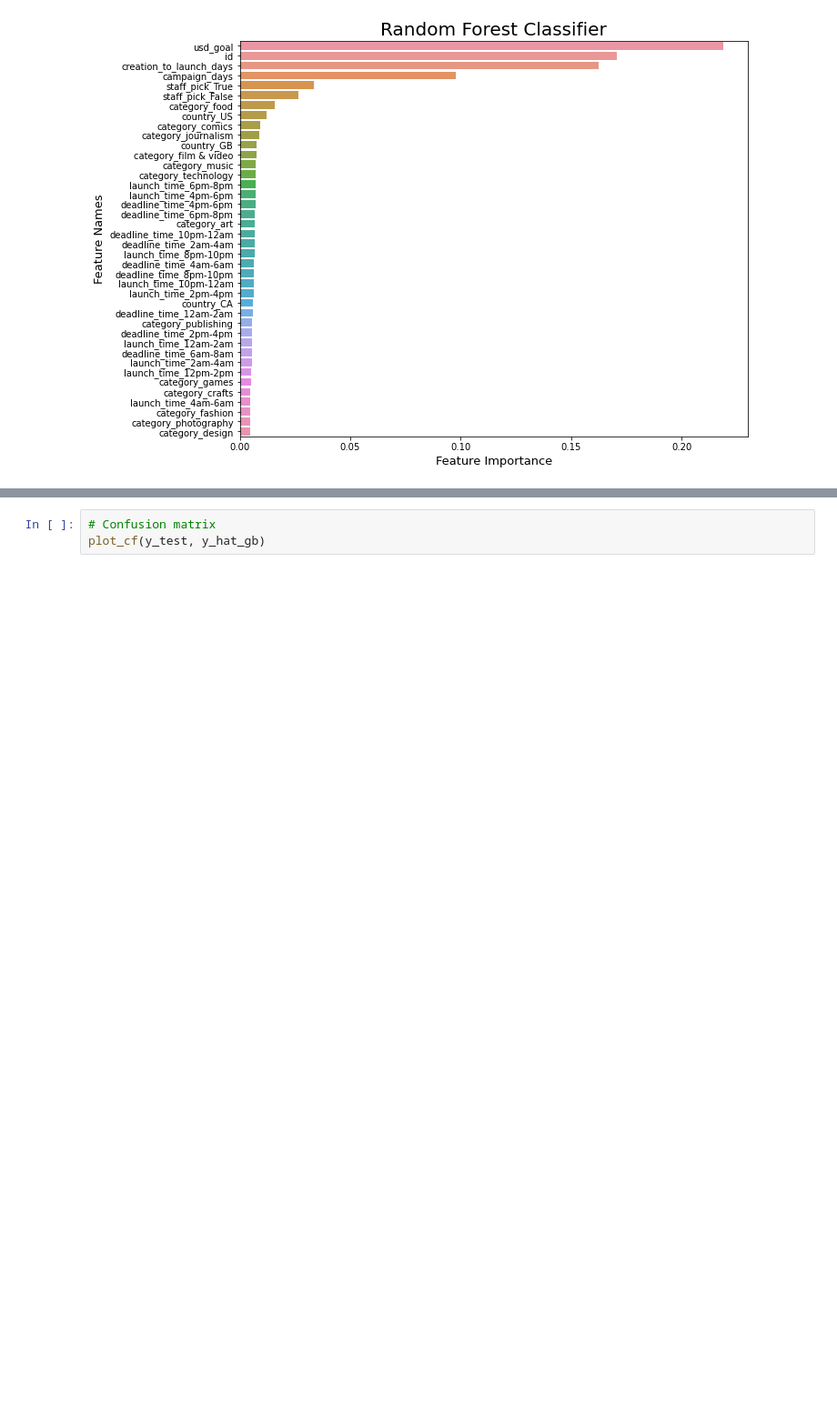
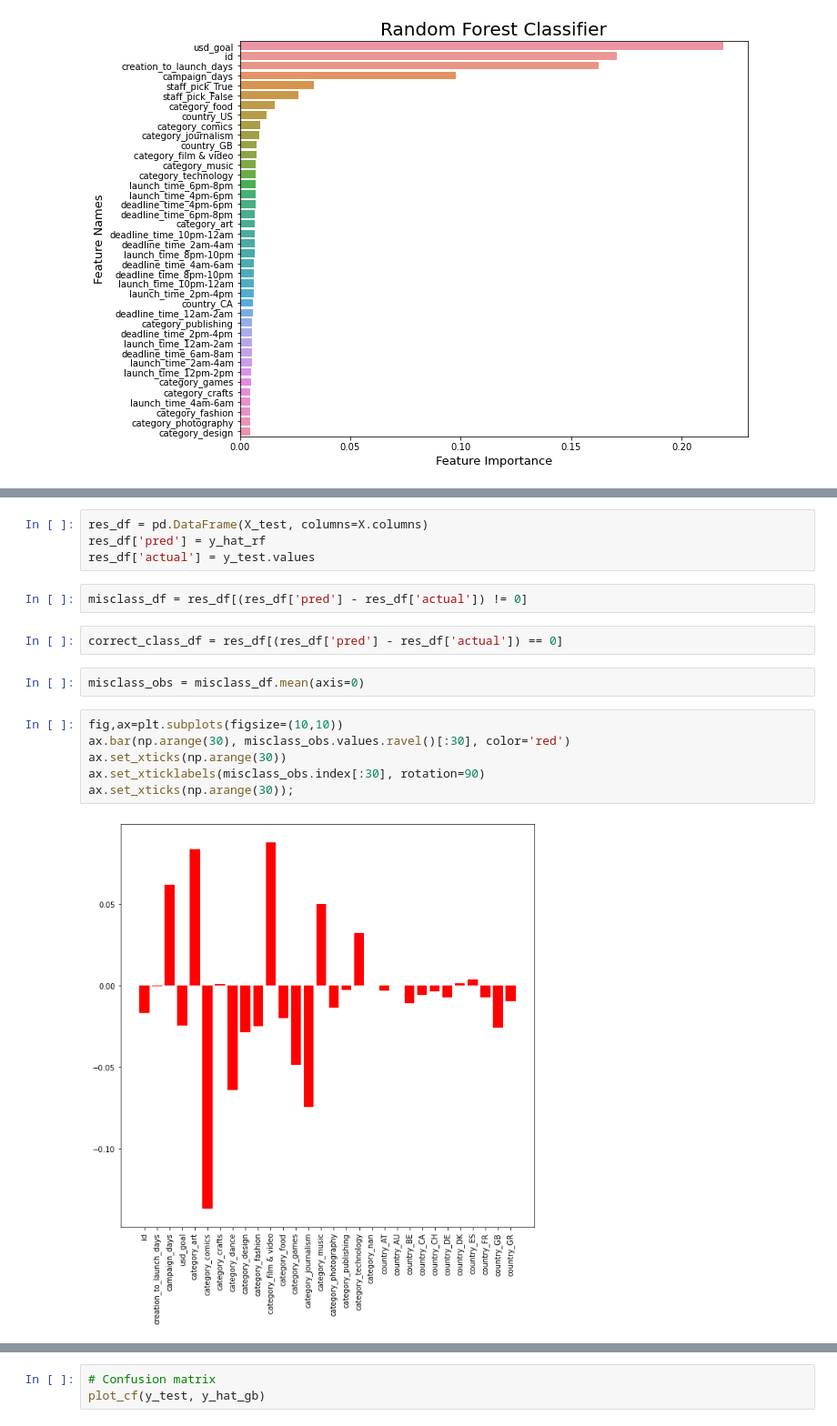
Before and after one commit to alicetsai1020/campaigns_on_kickstarter, a Jupyter notebook: models.ipynb, the cells around one changed output, grey strips where cells are left out. Shown: that part at 91% size. Saved outputs shown, nothing was run; the diff lists cells and outputs as text; blank space fills up the shorter version.

```diff
--- a/models.ipynb
+++ b/models.ipynb
@@ -261,0 +285,18 @@ plot_feature_importance(rf.feature_importances_, X.columns,'Random Forest Classi
+# %%
+res_df = pd.DataFrame(X_test, columns=X.columns)
+res_df['pred'] = y_hat_rf
+res_df['actual'] = y_test.values
+# %%
+misclass_df = res_df[(res_df['pred'] - res_df['actual']) != 0]
+# %%
+correct_class_df = res_df[(res_df['pred'] - res_df['actual']) == 0]
+# %%
+misclass_obs = misclass_df.mean(axis=0)
+# %%
+fig,ax=plt.subplots(figsize=(10,10))
+ax.bar(np.arange(30), misclass_obs.values.ravel()[:30], color='red')
+ax.set_xticks(np.arange(30))
+ax.set_xticklabels(misclass_obs.index[:30], rotation=90)
+ax.set_xticks(np.arange(30));
+# %% [output]
+[figure, added]
```
Also changed, not shown: parts of 12 cells of this notebook.
